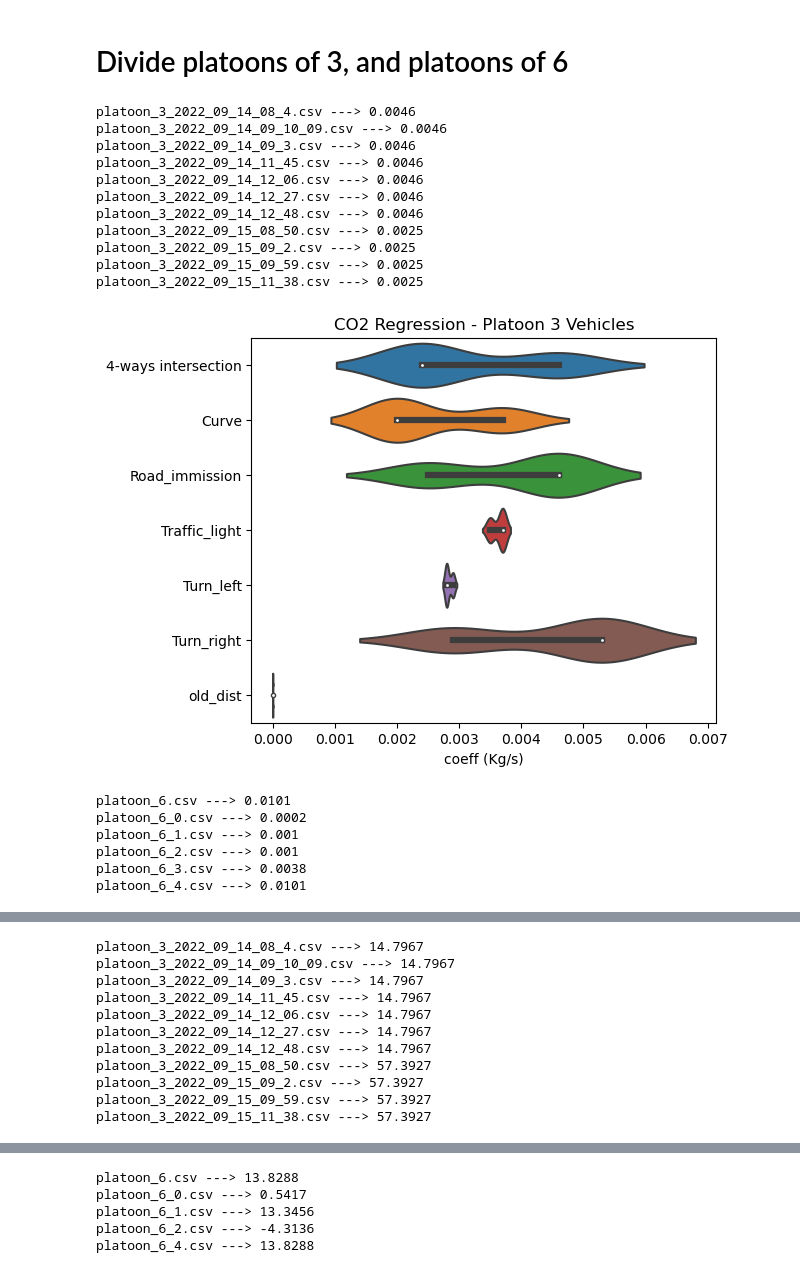
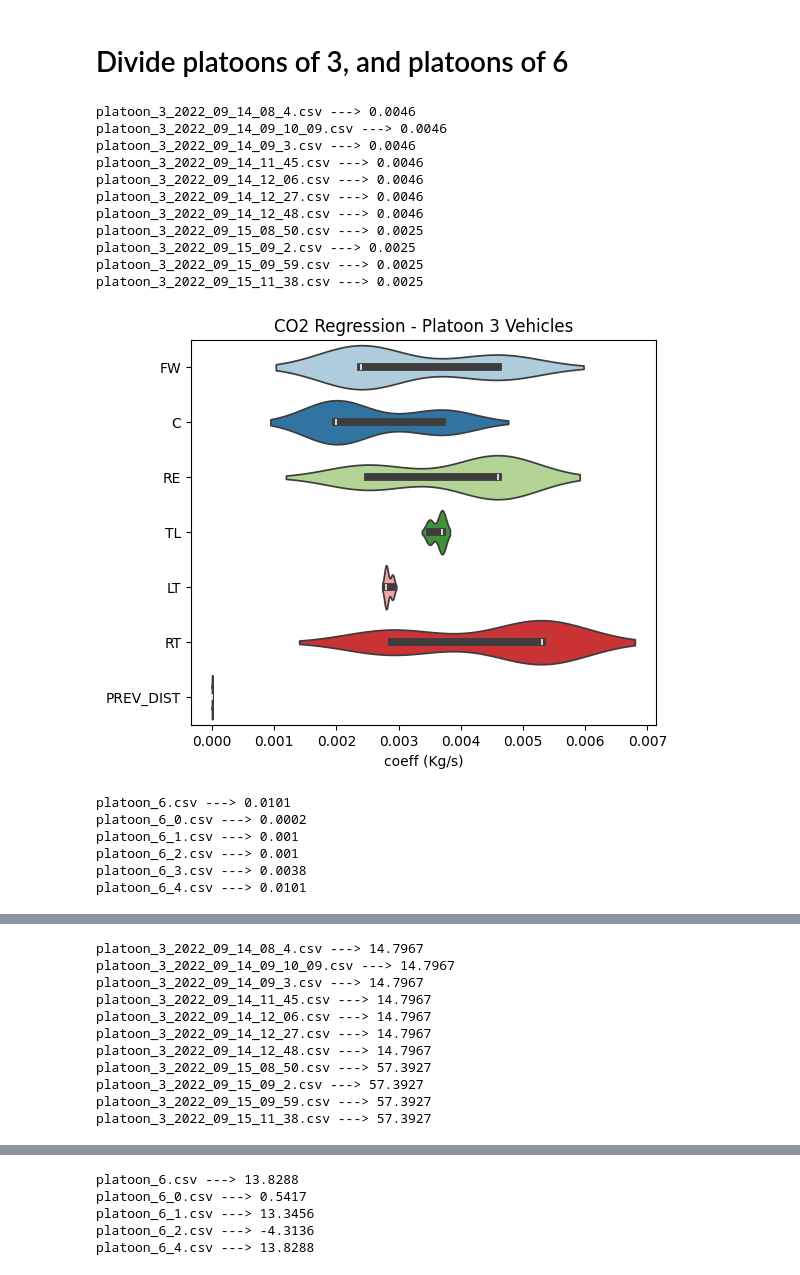
Before and after one commit to mmamei/platoon, a Jupyter notebook: graph/violinplots.ipynb, the cells around one changed output, grey strips where cells are left out. Cells and saved outputs as stored; diff of their text form; code cells hidden in the pictures.

```diff
--- a/graph/violinplots.ipynb
+++ b/graph/violinplots.ipynb
@@ -67,8 +82,22 @@ for i in range(len(onlyfiles)):
 coeff2 = pd.concat(allfiles)
 coeff2 = coeff2.replace('Feat_','',regex=True)
 coeff2
+
+t = {
+    '4-ways intersection':'FW',
+    'Curve':'C',
+    'Turn_left':'LT',
+    'Turn_right':'RT',
+    'old_dist':'PREV_DIST',
+    'Road_immission':'RE',
+    'Traffic_light':'TL',
+
+}
+coeff2['infrastructure'].replace(t, inplace=True)
+
+
 figure(figsize=(6, 5), dpi=100)
-fig2 = sns.violinplot(data=coeff2, x="coefficient", y="infrastructure", scale="count")
+fig2 = sns.violinplot(data=coeff2, x="coefficient", y="infrastructure", scale="count", palette="Paired")
 fig.set(ylabel=None)
 plt.title('DIST Regression')
 plt.xlabel('coeff (m)')
@@ -156,9 +185,19 @@ for suffix in ['platoon_3','platoon_6']:
         allfiles.append(df)
     coeff = pd.concat(allfiles)
     coeff = coeff.replace('Feat_','',regex=True)
-    coeff
+    t = {
+    '4-ways intersection':'FW',
+    'Curve':'C',
+    'Turn_left':'LT',
+    'Turn_right':'RT',
+    'old_dist':'PREV_DIST',
+    'Road_immission':'RE',
+    'Traffic_light':'TL',
+    }
+    coeff['infrastructure'].replace(t, inplace=True)
+
     figure(figsize=(6, 5), dpi=100)
-    fig = sns.violinplot(data=coeff, x="coefficient", y="infrastructure", scale="count")
+    fig = sns.violinplot(data=coeff, x="coefficient", y="infrastructure", density_norm="count", palette="Paired")
     fig.set(ylabel=None)
     plt.title(f'CO2 Regression - {suffix.title().replace("_"," ")} Vehicles')
     plt.xlabel('coeff (Kg/s)')
@@ -171,36 +210,52 @@ for suffix in ['platoon_3','platoon_6']:
     onlyfiles = [f for f in onlyfiles if suffix in f]
     allfiles = []
     for i in range(len(onlyfiles)):
         if onlyfiles[i].startswith('s_'):
             continue
 
         df = pd.read_csv(mypath + str(onlyfiles[i]), sep=',', decimal='.').iloc[:,1:3]
         df.columns = ['infrastructure', 'coefficient']
         print(onlyfiles[i],'--->',min(df[df['infrastructure']=='Feat_Turn_right']['coefficient']))
         allfiles.append(df)
     coeff = pd.concat(allfiles)
     coeff = coeff.replace('Feat_','',regex=True)
-    coeff
+
+
+    t = {
+    '4-ways intersection':'FW',
+    'Curve':'C',
+    'Turn_left':'LT',
+    'Turn_right':'RT',
+    'old_dist':'PREV_DIST',
+    'Road_immission':'RE',
+    'Traffic_light':'TL',
+    }
+    coeff['infrastructure'].replace(t, inplace=True)
+
+    if suffix == 'platoon_3':
+        coeff['coefficient'] = coeff['coefficient'] * 3
+    else:
+        coeff['coefficient'] = coeff['coefficient'] * 6
     figure(figsize=(6, 5), dpi=100)
-    fig = sns.violinplot(data=coeff, x="coefficient", y="infrastructure", scale="count")
+    fig = sns.violinplot(data=coeff, x="coefficient", y="infrastructure", density_norm="count", palette="Paired")
     fig.set(ylabel=None)
     plt.title(f'DIST Regression - {suffix.title().replace("_"," ")} Vehicles')
     plt.xlabel('coeff (m)')
     plt.savefig(f'../figure/coeff_dist_{suffix}.pdf',bbox_inches='tight')
     plt.show()
 # %% [output]
 platoon_3_2022_09_14_08_4.csv ---> 0.0046
 platoon_3_2022_09_14_09_10_09.csv ---> 0.0046
 platoon_3_2022_09_14_09_3.csv ---> 0.0046
 platoon_3_2022_09_14_11_45.csv ---> 0.0046
 platoon_3_2022_09_14_12_06.csv ---> 0.0046
 platoon_3_2022_09_14_12_27.csv ---> 0.0046
 platoon_3_2022_09_14_12_48.csv ---> 0.0046
 platoon_3_2022_09_15_08_50.csv ---> 0.0025
 platoon_3_2022_09_15_09_2.csv ---> 0.0025
 platoon_3_2022_09_15_09_59.csv ---> 0.0025
 platoon_3_2022_09_15_11_38.csv ---> 0.0025
-[figure, old version]
+[figure, new version]
 platoon_6.csv ---> 0.0101
 platoon_6_0.csv ---> 0.0002
 platoon_6_1.csv ---> 0.001
```
Also changed, not shown: parts of 9 cells of this notebook, 21 other files.
